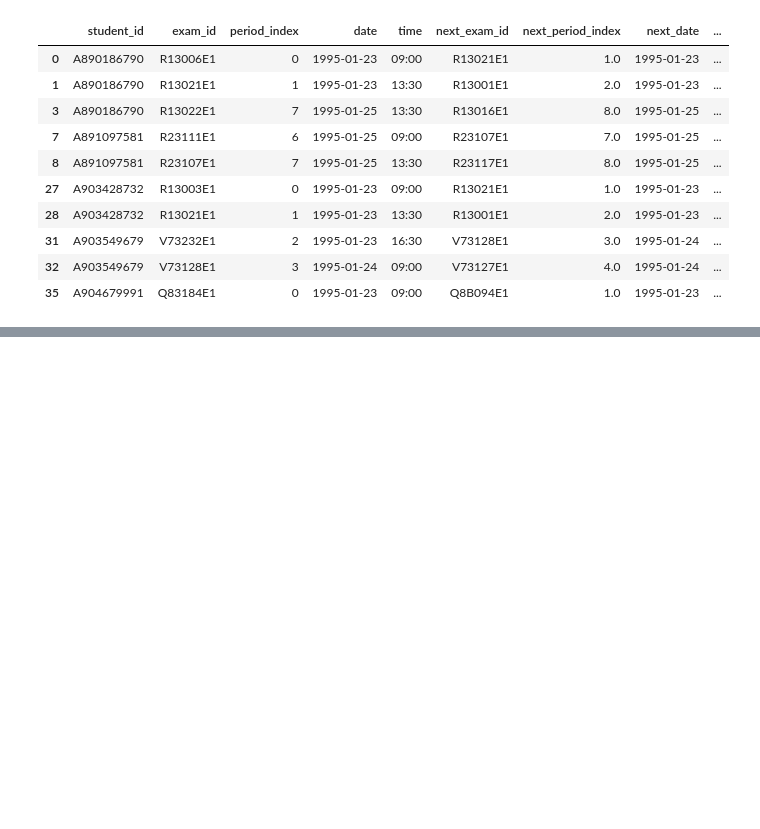
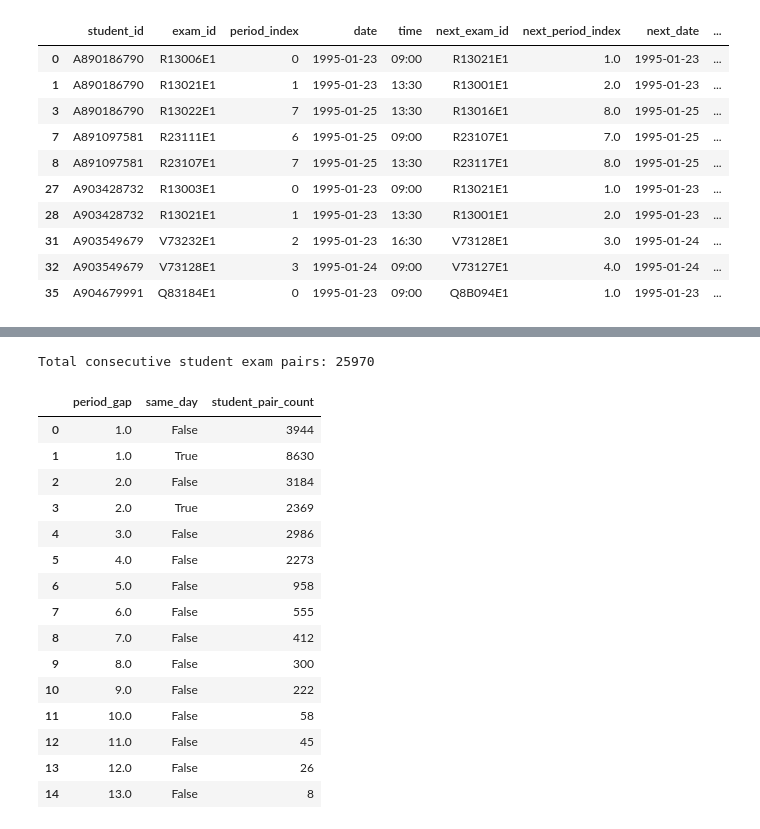
Before and after one commit to PHGNKavindya/adaptive-exam-timetabling, a Jupyter notebook: src/04_baseline_algorithms.ipynb, the cells around one changed output, grey strips where cells are left out. Cells and saved outputs as stored; diff of their text form; code cells hidden in the pictures; blank space fills up the shorter version.

```diff
--- a/src/04_baseline_algorithms.ipynb
+++ b/src/04_baseline_algorithms.ipynb
@@ -2102,0 +2402,63 @@ Different-date adjacent pairs: 3944
+# %%
+
+# Calculate gaps between consecutive exams for each student.
+
+sequence_pairs = pairs_df.sort_values(
+    ["student_id", "period_index"]
+).copy()
+
+sequence_pairs["next_exam_id"] = (
+    sequence_pairs.groupby("student_id")["exam_id"].shift(-1)
+)
+
+sequence_pairs["next_period_index"] = (
+    sequence_pairs.groupby("student_id")["period_index"].shift(-1)
+)
+
+sequence_pairs["next_date"] = (
+    sequence_pairs.groupby("student_id")["date"].shift(-1)
+)
+
+sequence_pairs["period_gap"] = (
+    sequence_pairs["next_period_index"]
+    - sequence_pairs["period_index"]
+)
+
+# Keep pairs where a next exam exists.
+sequence_pairs = sequence_pairs.dropna(
+    subset=["next_exam_id"]
+).copy()
+
+sequence_pairs["same_day"] = (
+    sequence_pairs["date"] == sequence_pairs["next_date"]
+)
+
+gap_summary = (
+    sequence_pairs
+    .groupby(["period_gap", "same_day"])
+    .size()
+    .reset_index(name="student_pair_count")
+    .sort_values(["period_gap", "same_day"])
+    .reset_index(drop=True)
+)
+
+print("Total consecutive student exam pairs:", len(sequence_pairs))
+gap_summary
+# %% [output]
+Total consecutive student exam pairs: 25970
+|  | period_gap | same_day | student_pair_count |
+| 0 | 1.0 | False | 3944 |
+| 1 | 1.0 | True | 8630 |
+| 2 | 2.0 | False | 3184 |
+| 3 | 2.0 | True | 2369 |
+| 4 | 3.0 | False | 2986 |
+| 5 | 4.0 | False | 2273 |
+| 6 | 5.0 | False | 958 |
+| 7 | 6.0 | False | 555 |
+| 8 | 7.0 | False | 412 |
+| 9 | 8.0 | False | 300 |
+| 10 | 9.0 | False | 222 |
+| 11 | 10.0 | False | 58 |
+| 12 | 11.0 | False | 45 |
+| 13 | 12.0 | False | 26 |
+| 14 | 13.0 | False | 8 |
```
Also changed, not shown: parts of 40 cells of this notebook, 1 other file.
